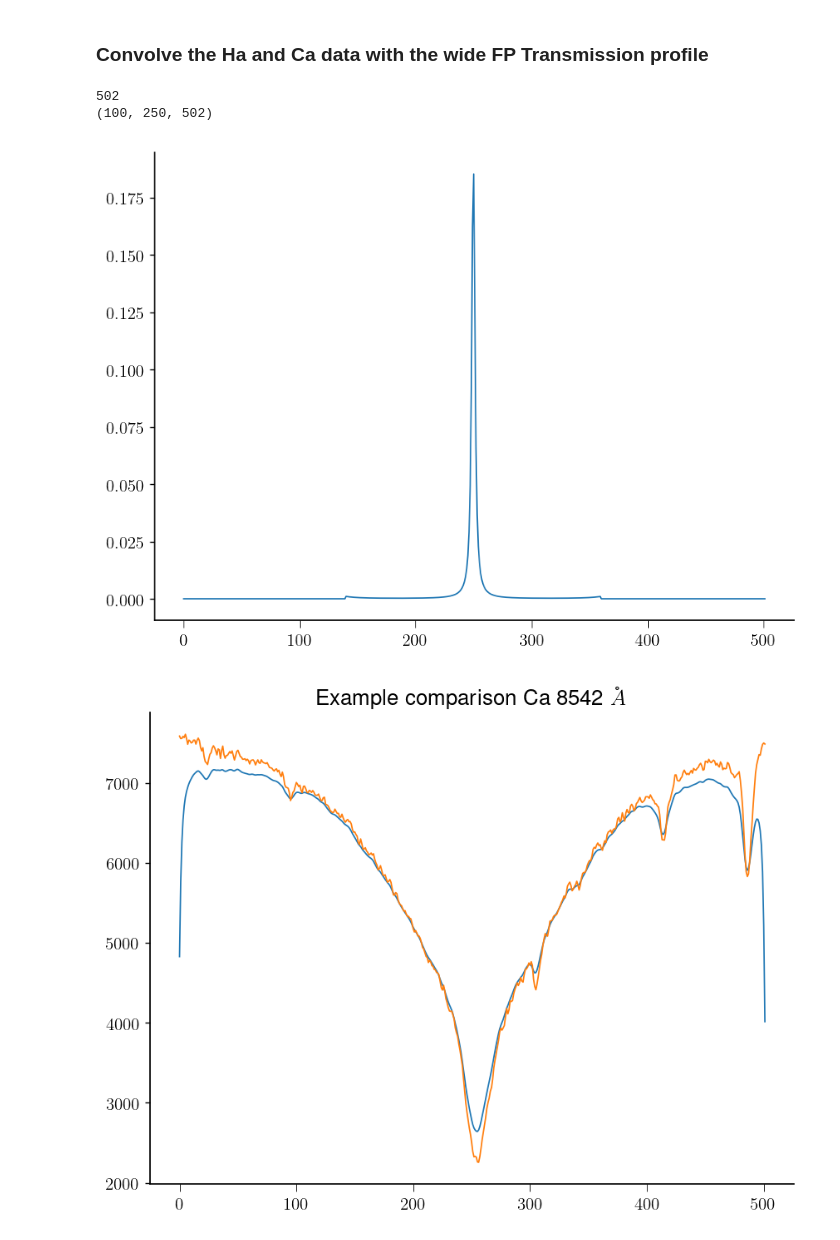
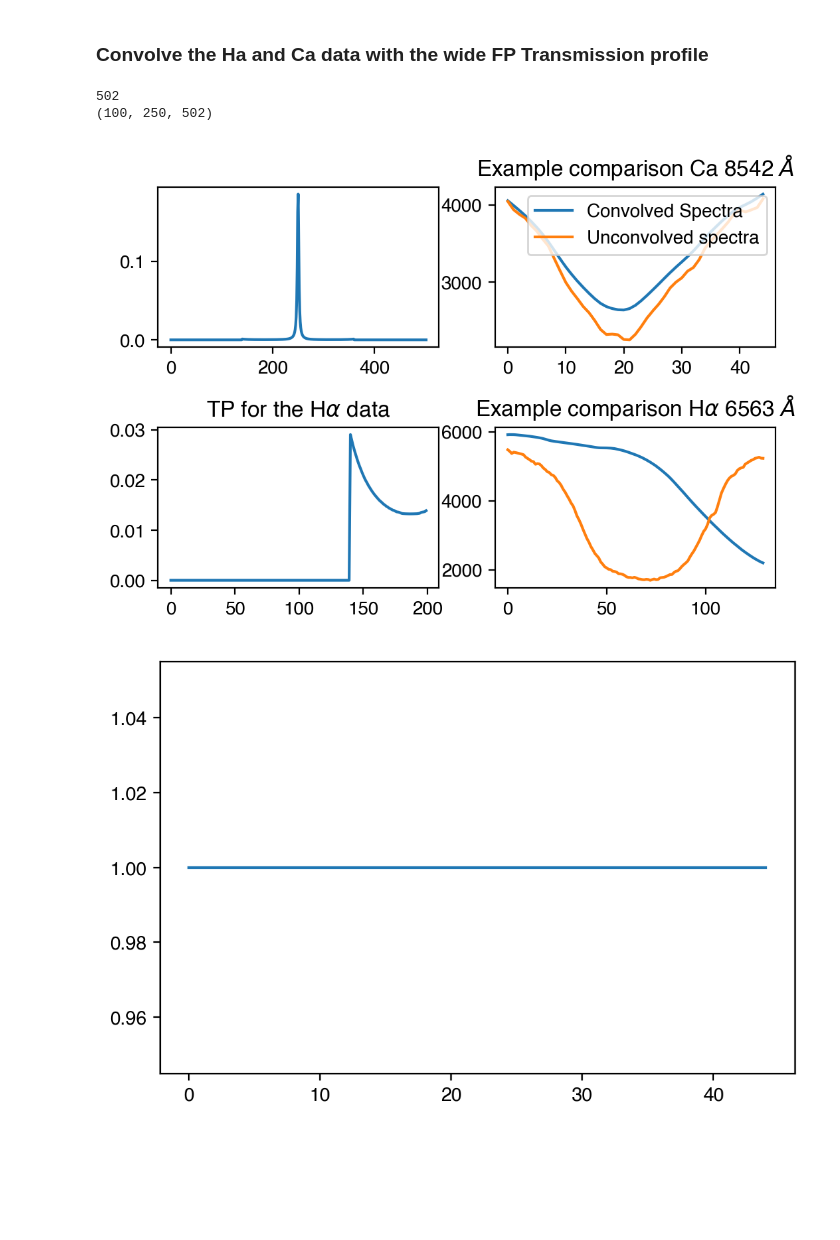
Before and after one commit to momomolnar/SPSF_remove, a Jupyter notebook: CNN Inversions FISS data.ipynb, the cells around one changed output. Drawn from its saved outputs; the diff is of its cells as text; code cells hidden in the pictures; blank space fills up the shorter version.

```diff
--- a/CNN Inversions FISS data.ipynb
+++ b/CNN Inversions FISS data.ipynb
@@ -4,7 +4,7 @@ from __future__ import absolute_import, division, print_function
 import pathlib
 
 from astropy.io import fits
-
+import matplotlib as m
 import matplotlib.pyplot as plt
 import numpy as np
 import pandas as pd
@@ -16,9 +16,14 @@ import tensorflow as tf
 from tensorflow import keras
 from tensorflow.keras import layers
 from tensorflow.keras.layers import Dense, Activation, Conv1D
+import tensorflow.keras.backend as K
 print(tf.__version__)
 
 from scipy.io import readsav
+from scipy.signal import deconvolve
+
+import matplotlib as mpl
+mpl.rcParams.update(mpl.rcParamsDefault)
 # %% [output]
 1.14.0
 # %%
@@ -328,48 +433,73 @@ Ny_ca      = caData.shape[1]
 print(Nlambda_ca)
 print(caData.shape)
 
-TProfile = produce_FP_transmission_peak(caSpectralRes,0,Nlambda_ca,2,6563)
+lStart = 235
+lEnd   = 280
+dl     = lEnd - lStart
+
+fig, ax = plt.subplots(nrows=2, ncols=2, dpi=200)
+fig.subplots_adjust(hspace=.5)
+
+TProfile = produce_FP_transmission_peak(caSpectralRes, 0, Nlambda_ca, 2, 6563)
 
 TProfile[0:140] = 0
 TProfile[360:] = 0
 TProfile = TProfile / np.sum(TProfile)
-plt.plot(TProfile)
-plt.show()
-caConvolved = np.zeros((Nx_ca,Ny_ca,Nlambda_ca))
+ax[0, 0].plot(TProfile)
+
+caConvolved = np.zeros((Nx_ca, Ny_ca, Nlambda_ca))
 
 for ii in range(Nx_ca):
     for jj in range(Ny_ca):
-        caConvolved[ii,jj,:] = np.convolve(caData[ii,jj,:],TProfile,mode='same')
+        caConvolved[ii, jj, :] = np.convolve(caData[ii, jj, :], TProfile, mode='same')
 
-plt.title('Example comparison Ca 8542 $\AA$')
-plt.plot(caConvolved[80,20,:])
-plt.plot(caData[80,20,:])
-plt.show()
+ax[0,1].set_title('Example comparison Ca 8542 $\AA$')
+ax[0,1].plot(caConvolved[80, 20, lStart:lEnd], label='Convolved Spectra')
+ax[0,1].plot(caData[80, 20, lStart:lEnd], label='Unconvolved spectra')
+ax[0,1].legend()
 
 Nlambda_ha = haData.shape[2]
 Nx_ha      = haData.shape[0]
 Ny_ha      = haData.shape[1]
 
 
 TProfile = produce_FP_transmission_peak(haSpectralRes,0,Nlambda,2,6563)
 
 TProfile[0:140] = 0
 TProfile[360:] = 0
 TProfile = TProfile / np.sum(TProfile)
-plt.plot(TProfile)
-plt.show()
-haConvolved = np.zeros((Nx_ha,Ny_ha,Nlambda))
+
+
+ax[1,0].plot(TProfile)
+ax[1,0].set_title('TP for the H$\\alpha$ data')
+
+haConvolved = np.zeros((Nx_ha,Ny_ha,Nlambda_ha))
 
 for ii in range(Nx_ha):
     for jj in range(Ny_ha):
         haConvolved[ii,jj,:] = np.convolve(haData[ii,jj,:],TProfile,mode='same')
 
-plt.title('Example comparison H$\\alpha$ 6563 $\AA$')
-plt.plot(haConvolved[80,20,:])
-plt.plot(haData[80,20,:])
+lStart_Ha = 170
+lEnd_Ha   = 300
+dl_Ha     = lEnd - lStart
+ax[1, 1].set_title('Example comparison H$\\alpha$ 6563 $\AA$')
+ax[1, 1].plot(haConvolved[80, 20, lStart_Ha:lEnd_Ha], label='Convolved spectra')
+ax[1, 1].plot(haData[80, 20, lStart_Ha:lEnd_Ha], label='Unconvolved spectra')
+
+fig.show()
+
+fig1 = plt.figure(dpi=200)
+
+mean_profile_8542 = (np.mean(np.mean(caData,axis=0),axis=0))[lStart:lEnd]
+
+power_weigths     = 0
+norm_const        = mean_profile_8542[0]**power_weigths
+weights           = norm_const/mean_profile_8542**power_weigths
+
+plt.plot(weights)
 plt.show()
 # %% [output]
 502
 (100, 250, 502)
-[figure, old version]
+[figure, new version]
-[figure, old version]
+[figure, new version]
```
Also changed, not shown: parts of 29 cells of this notebook, 3 other files.
